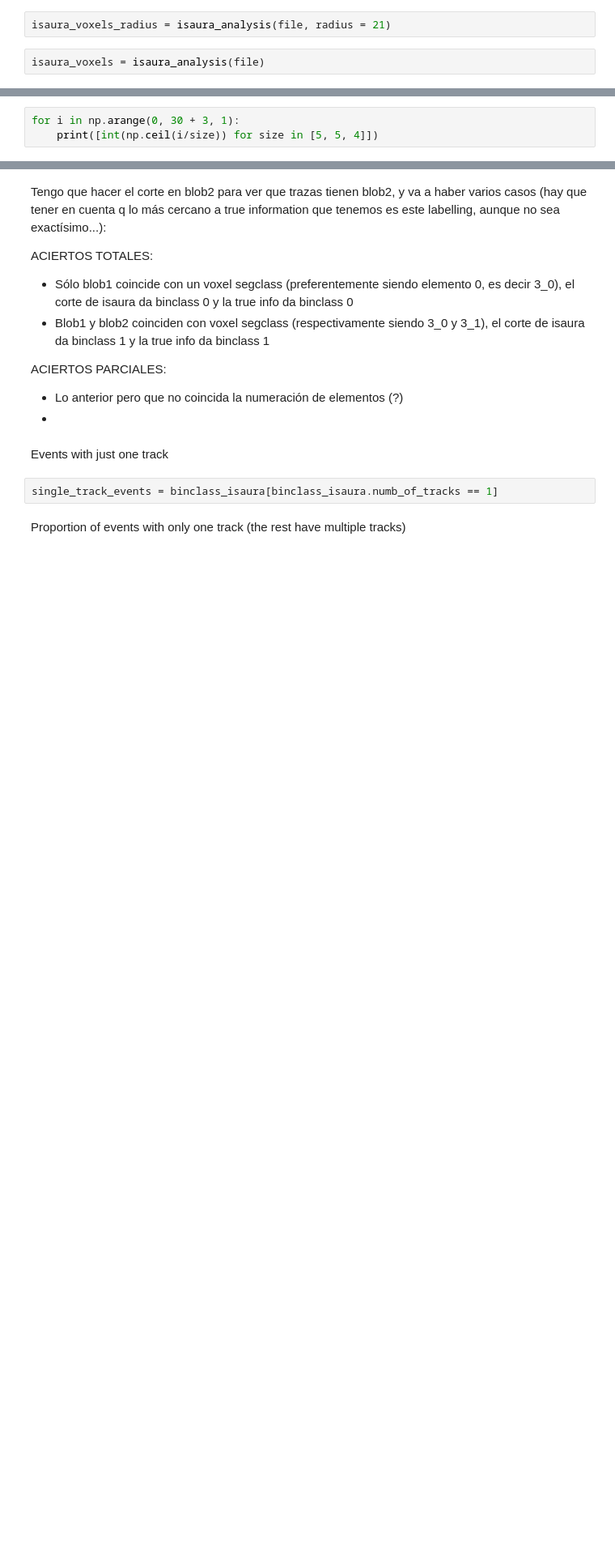
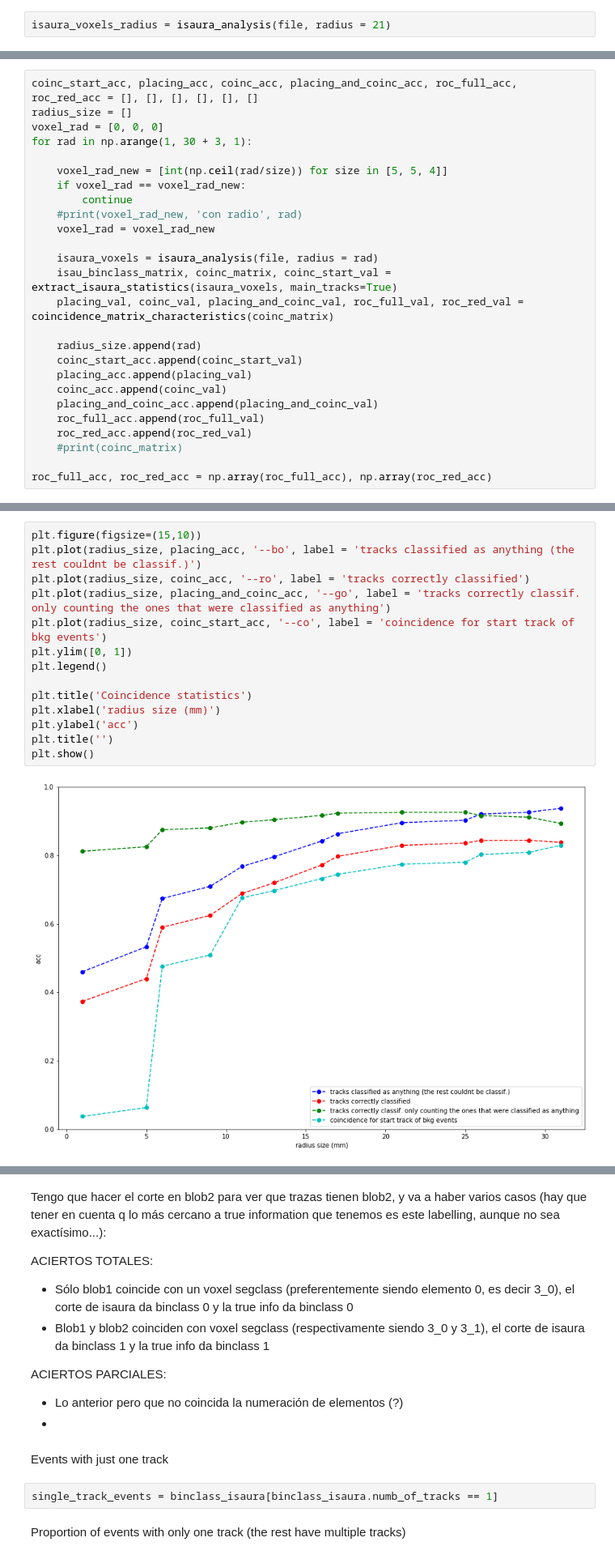
Before and after one commit to martinperezmaneiro/data_labelling, a Jupyter notebook: examples/isaura_analysis.ipynb, the cells around one changed output, grey strips where cells are left out. Shown at 81% size. Saved outputs shown, nothing was run; the diff lists cells and outputs as text; blank space fills up the shorter version.

```diff
--- a/examples/isaura_analysis.ipynb
+++ b/examples/isaura_analysis.ipynb
@@ -439,5 +476,3 @@ def isaura_analysis(file_path, segclass = [3, 6], blob2_cut = 0.2659, radius = 0
     return isaura_voxels
 # %%
 isaura_voxels_radius = isaura_analysis(file, radius = 21)
-# %%
-isaura_voxels = isaura_analysis(file)
@@ -569,3 +478,0 @@ Explorar en radio, i guess que de 3 en 3 mm, aunque quizás podemos hacerlo con
-# %%
-for i in np.arange(0, 30 + 3, 1):
-    print([int(np.ceil(i/size)) for size in [5, 5, 4]])
@@ -595,0 +569,26 @@ Vale, creo q voy a procurar q por iteración se haga un [a, a, a] y un [a, a, a
+# %%
+coinc_start_acc, placing_acc, coinc_acc, placing_and_coinc_acc, roc_full_acc, roc_red_acc = [], [], [], [], [], []
+radius_size = []
+voxel_rad = [0, 0, 0]
+for rad in np.arange(1, 30 + 3, 1):
+
+    voxel_rad_new = [int(np.ceil(rad/size)) for size in [5, 5, 4]]
+    if voxel_rad == voxel_rad_new:
+        continue
+    #print(voxel_rad_new, 'con radio', rad)
+    voxel_rad = voxel_rad_new
+
+    isaura_voxels = isaura_analysis(file, radius = rad)
+    isau_binclass_matrix, coinc_matrix, coinc_start_val = extract_isaura_statistics(isaura_voxels, main_tracks=True)
+    placing_val, coinc_val, placing_and_coinc_val, roc_full_val, roc_red_val = coincidence_matrix_characteristics(coinc_matrix)
+
+    radius_size.append(rad)
+    coinc_start_acc.append(coinc_start_val)
+    placing_acc.append(placing_val)
+    coinc_acc.append(coinc_val)
+    placing_and_coinc_acc.append(placing_and_coinc_val)
+    roc_full_acc.append(roc_full_val)
+    roc_red_acc.append(roc_red_val)
+    #print(coinc_matrix)
+
+roc_full_acc, roc_red_acc = np.array(roc_full_acc), np.array(roc_red_acc)
@@ -595,0 +613,16 @@ Vale, creo q voy a procurar q por iteración se haga un [a, a, a] y un [a, a, a
+# %%
+plt.figure(figsize=(15,10))
+plt.plot(radius_size, placing_acc, '--bo', label = 'tracks classified as anything (the rest couldnt be classif.)')
+plt.plot(radius_size, coinc_acc, '--ro', label = 'tracks correctly classified')
+plt.plot(radius_size, placing_and_coinc_acc, '--go', label = 'tracks correctly classif. only counting the ones that were classified as anything')
+plt.plot(radius_size, coinc_start_acc, '--co', label = 'coincidence for start track of bkg events')
+plt.ylim([0, 1])
+plt.legend()
+
+plt.title('Coincidence statistics')
+plt.xlabel('radius size (mm)')
+plt.ylabel('acc')
+plt.title('')
+plt.show()
+# %% [output]
+[figure, added]
```
Also changed, not shown: parts of 271 cells of this notebook, 6 other files.
